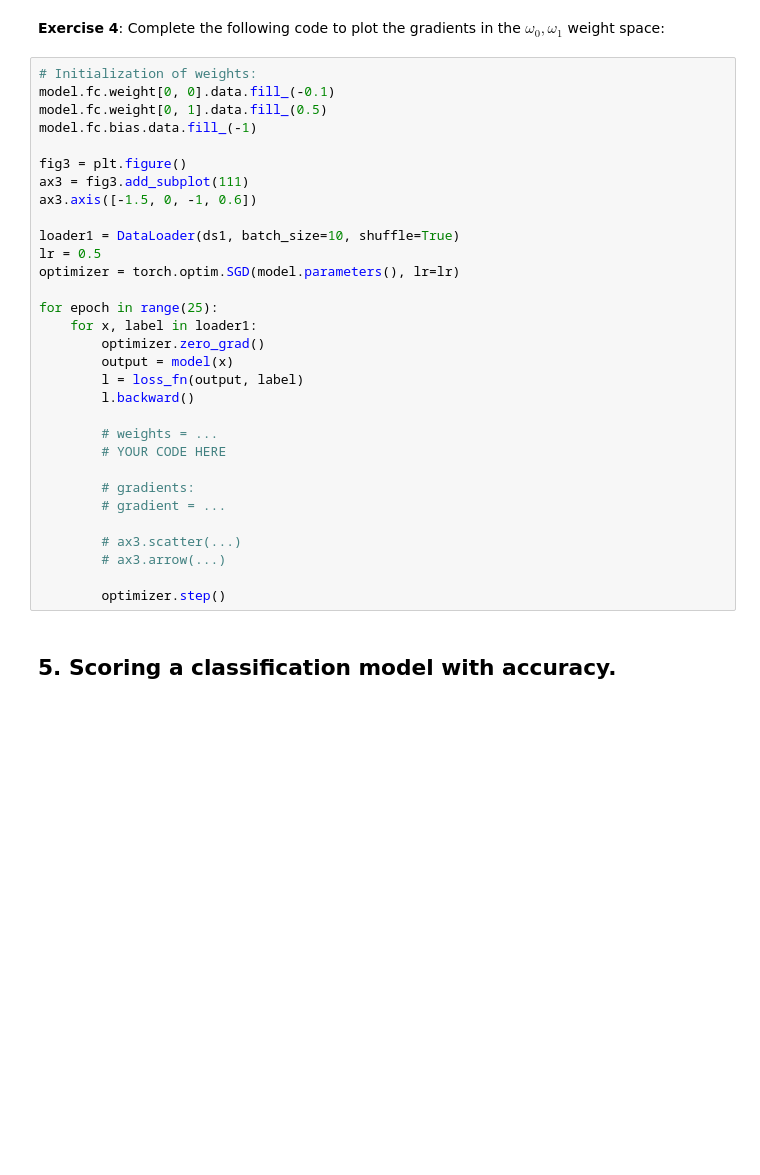
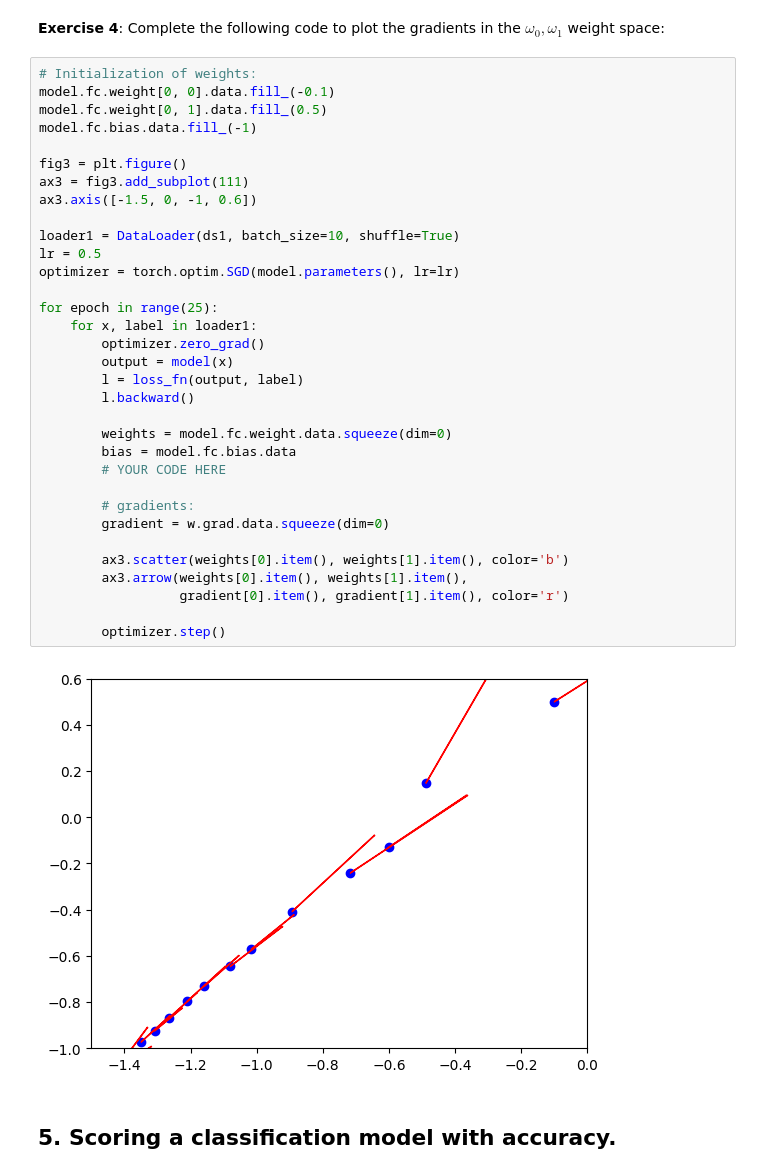
Before and after one commit to Maximelaurent38/Machine-Learning, a Jupyter notebook: practicals/P1/P1_instructions.ipynb, the cells around one changed output. Saved outputs shown, nothing was run; the diff lists cells and outputs as text; blank space fills up the shorter version.

```diff
--- a/practicals/P1/P1_instructions.ipynb
+++ b/practicals/P1/P1_instructions.ipynb
@@ -304,34 +332,38 @@ for epoch in range(5):
 # %%
 # Initialization of weights:
 model.fc.weight[0, 0].data.fill_(-0.1)
 model.fc.weight[0, 1].data.fill_(0.5)
 model.fc.bias.data.fill_(-1)
 
 fig3 = plt.figure()
 ax3 = fig3.add_subplot(111)
 ax3.axis([-1.5, 0, -1, 0.6])
 
 loader1 = DataLoader(ds1, batch_size=10, shuffle=True)
 lr = 0.5
 optimizer = torch.optim.SGD(model.parameters(), lr=lr)
 
 for epoch in range(25):
     for x, label in loader1:
         optimizer.zero_grad()
         output = model(x)
         l = loss_fn(output, label)
         l.backward()
 
-        # weights = ...
+        weights = model.fc.weight.data.squeeze(dim=0)
+        bias = model.fc.bias.data
         # YOUR CODE HERE
 
         # gradients:
-        # gradient = ...
+        gradient = w.grad.data.squeeze(dim=0)
 
-        # ax3.scatter(...)
-        # ax3.arrow(...)
+        ax3.scatter(weights[0].item(), weights[1].item(), color='b')
+        ax3.arrow(weights[0].item(), weights[1].item(),
+                  gradient[0].item(), gradient[1].item(), color='r')
 
         optimizer.step()
+# %% [output]
+[figure, added]
 # %% [markdown]
 ## **5. Scoring a classification model with accuracy.**
 # %% [markdown]
```
Also changed, not shown: parts of 9 cells of this notebook.
